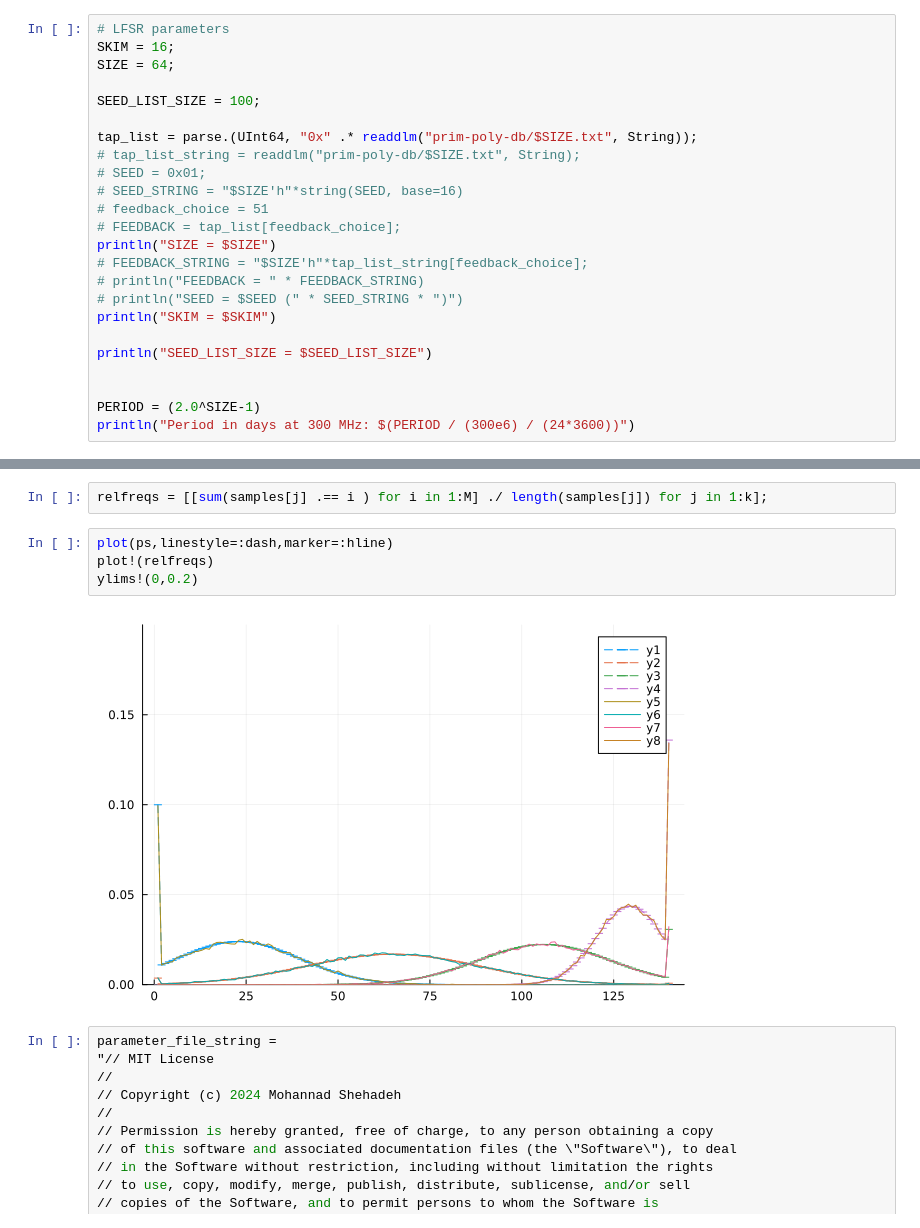
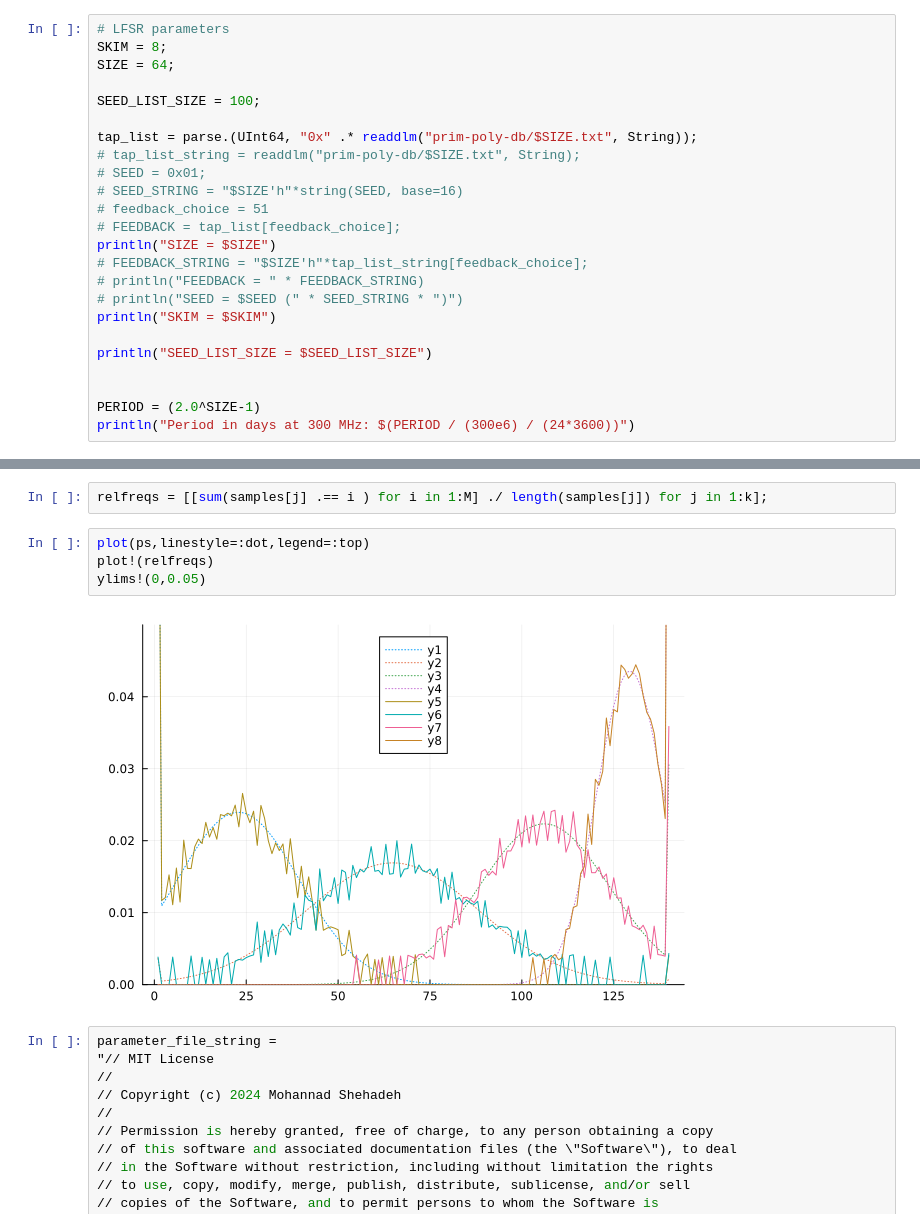
Before and after one commit to applecoffeecake/dts-search-hdl, a Jupyter notebook: multiDiscNonUnifHQ_JuliaRef.ipynb, the cells around one changed output, grey strips where cells are left out. Saved outputs shown, nothing was run; the diff lists cells and outputs as text.

```diff
--- a/multiDiscNonUnifHQ_JuliaRef.ipynb
+++ b/multiDiscNonUnifHQ_JuliaRef.ipynb
@@ -95,7 +95,7 @@ k = 4
 # @assert k == length(σs)
 # %%
 # LFSR parameters
-SKIM = 16;
+SKIM = 8;
 SIZE = 64;
 
 SEED_LIST_SIZE = 100;
@@ -210,11 +208,11 @@ samples = [[get_sample(j) for i in 1:num_samples] for j in 1:k];
 # %%
 relfreqs = [[sum(samples[j] .== i ) for i in 1:M] ./ length(samples[j]) for j in 1:k];
 # %%
-plot(ps,linestyle=:dash,marker=:hline)
+plot(ps,linestyle=:dot,legend=:top)
 plot!(relfreqs)
-ylims!(0,0.2)
+ylims!(0,0.05)
 # %% [output]
-[figure, old version]
+[figure, new version]
 # %%
 parameter_file_string =
 "// MIT License
```
Also changed, not shown: parts of 15 cells of this notebook, 6 other files.
